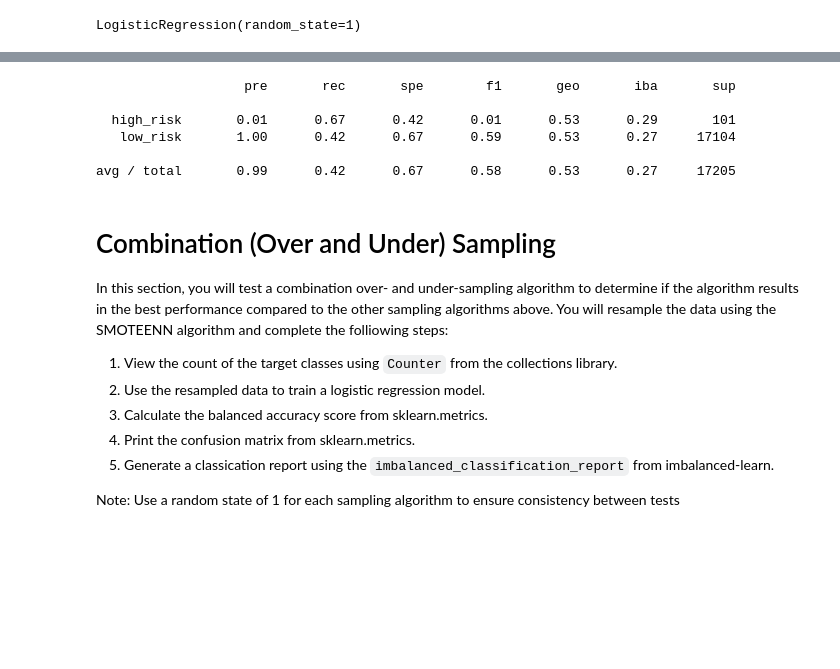
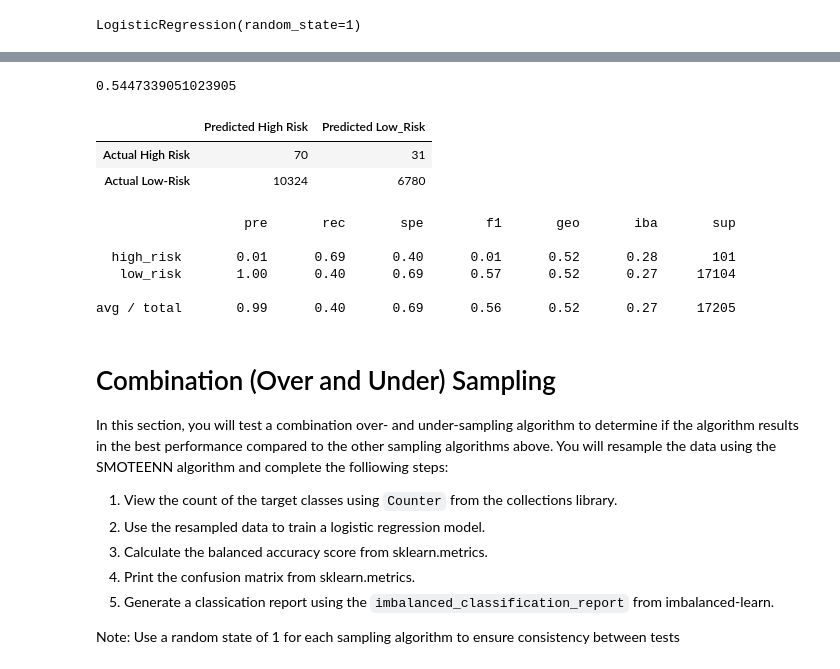
Before and after one commit to nnamdiilokah/Credit_Risk_Analysis, a Jupyter notebook: credit_risk_resampling.ipynb, the cells around one changed output, grey strips where cells are left out. Drawn from its saved outputs; the diff is of its cells as text; code cells hidden in the pictures; blank space fills up the shorter version.

```diff
--- a/credit_risk_resampling.ipynb
+++ b/credit_risk_resampling.ipynb
@@ -268,13 +259,37 @@ array([[   68,    33],
+# %%
+# Calculate predictions
+y_pred = model.predict(X_test)
+
+# Calculated the balanced accuracy score
+from sklearn.metrics import balanced_accuracy_score
+
+balanced_accuracy_score(y_test, y_pred)
+# %% [output]
+0.5447339051023905
+# %%
+# Display the confusion matrix
+from sklearn.metrics import confusion_matrix, classification_report
+
+matrix = confusion_matrix(y_test, y_pred)
+cm_df = pd.DataFrame(
+    matrix, index=["Actual High Risk", "Actual Low-Risk"], columns=["Predicted High Risk", "Predicted Low_Risk"])
+cm_df
+# %% [output]
+|  | Predicted High Risk | Predicted Low_Risk |
+| Actual High Risk | 70 | 31 |
+| Actual Low-Risk | 10324 | 6780 |
 # %%
 # Print the imbalanced classification report
-# YOUR CODE HERE
+from imblearn.metrics import classification_report_imbalanced
+
+print(classification_report_imbalanced(y_test, y_pred))
 # %% [output]
                    pre       rec       spe        f1       geo       iba       sup
 
-  high_risk       0.01      0.67      0.42      0.01      0.53      0.29       101
-   low_risk       1.00      0.42      0.67      0.59      0.53      0.27     17104
+  high_risk       0.01      0.69      0.40      0.01      0.52      0.28       101
+   low_risk       1.00      0.40      0.69      0.57      0.52      0.27     17104
 
-avg / total       0.99      0.42      0.67      0.58      0.53      0.27     17205
+avg / total       0.99      0.40      0.69      0.56      0.52      0.27     17205
 # %% [markdown]
 # Combination (Over and Under) Sampling
 
```
Also changed, not shown: parts of 10 cells of this notebook.
